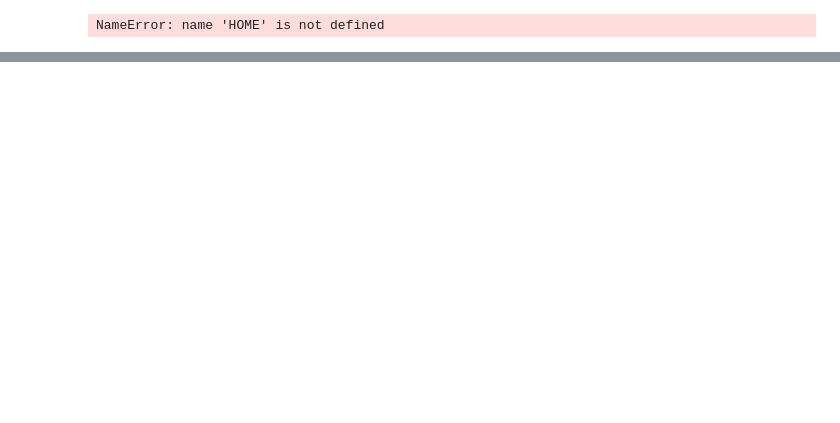
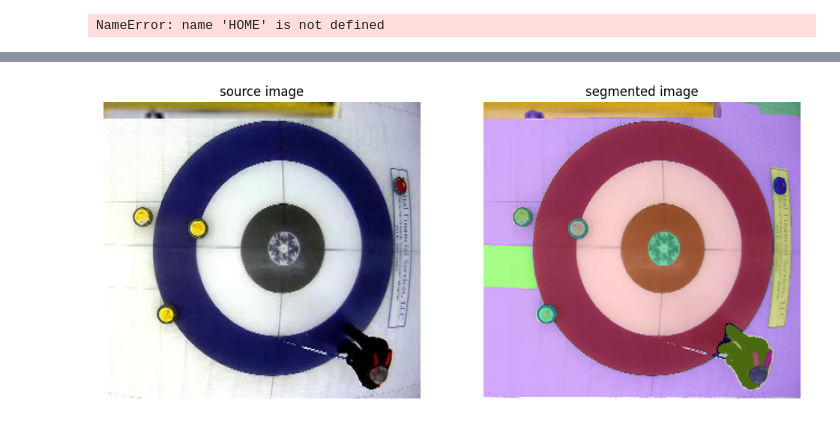
Before and after one commit to anderm18/CurlingVAR, a Jupyter notebook: CurlingSegmentationipynb.ipynb, the cells around one changed output, grey strips where cells are left out. Cells and saved outputs as stored; diff of their text form; code cells hidden in the pictures; blank space fills up the shorter version.

```diff
--- a/CurlingSegmentationipynb.ipynb
+++ b/CurlingSegmentationipynb.ipynb
@@ -374,0 +417,20 @@ TypeError: MaskAnnotator.__init__() got an unexpected keyword argument 'color_ma
+# %%
+from segment_anything import sam_model_registry, SamAutomaticMaskGenerator, SamPredictor
+
+sam = sam_model_registry[MODEL_TYPE](checkpoint=CHECKPOINT_PATH).to(device=DEVICE)
+# %%
+mask_generator = SamAutomaticMaskGenerator(sam)
+# %%
+IMAGE_PATH = "/content/drive/My Drive/achilles2022_out/images/84.jpg"
+# %%
+import cv2
+import supervision as sv
+print(DEVICE)
+image_bgr = cv2.imread(IMAGE_PATH)
+print(image_bgr)
+plt.imshow(image_bgr)
+plt.show()
+
+image_rgb = cv2.cvtColor(image_bgr, cv2.COLOR_BGR2RGB)
+
+sam_result = mask_generator.generate(image_rgb)
@@ -374,0 +456,14 @@ TypeError: MaskAnnotator.__init__() got an unexpected keyword argument 'color_ma
+# %%
+mask_annotator = sv.MaskAnnotator(color_lookup=sv.ColorLookup.INDEX)
+
+detections = sv.Detections.from_sam(sam_result=sam_result)
+
+annotated_image = mask_annotator.annotate(scene=image_bgr.copy(), detections=detections)
+
+sv.plot_images_grid(
+    images=[image_bgr, annotated_image],
+    grid_size=(1, 2),
+    titles=['source image', 'segmented image']
+)
+# %% [output]
+[figure, added]
```
Also changed, not shown: parts of 11 cells of this notebook.
